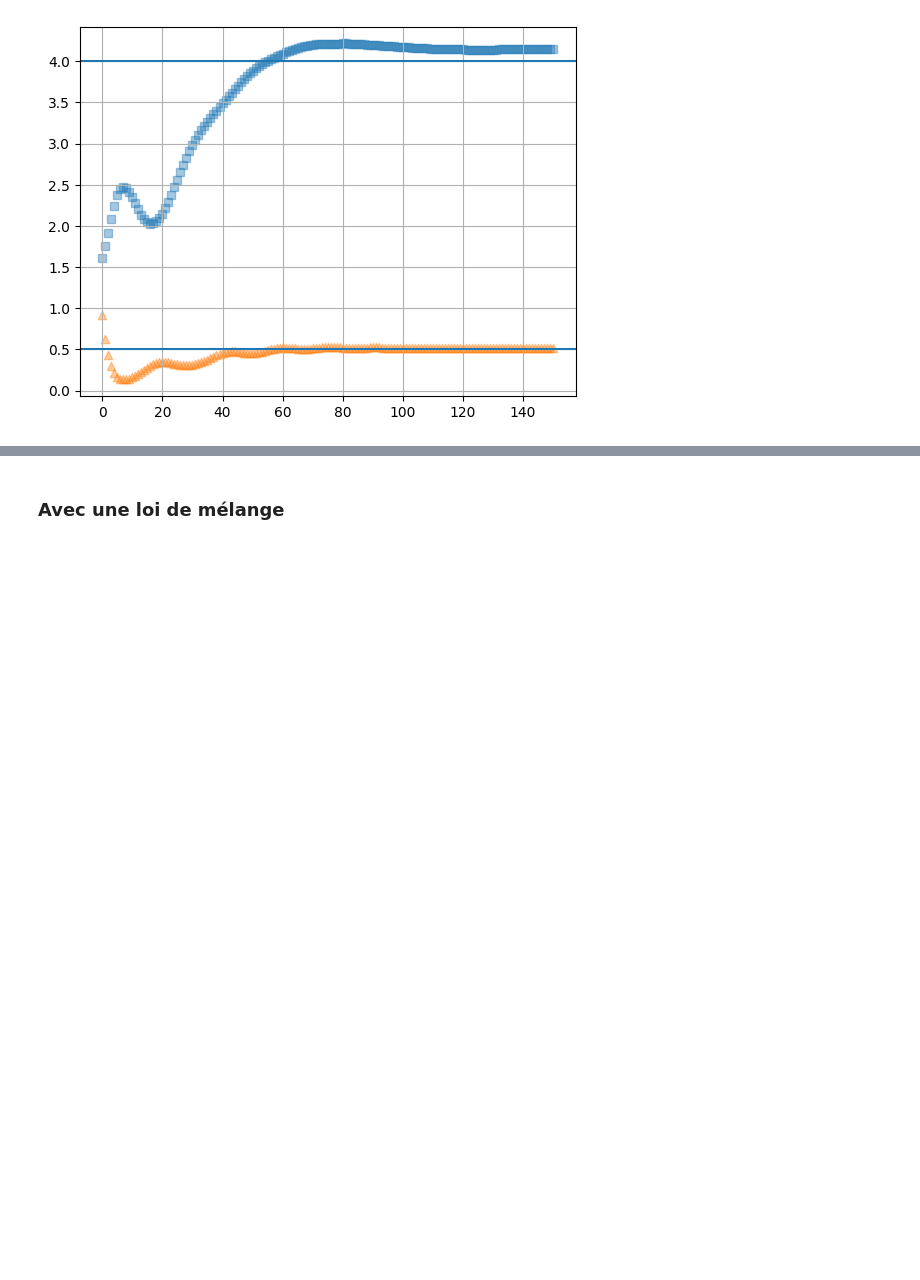
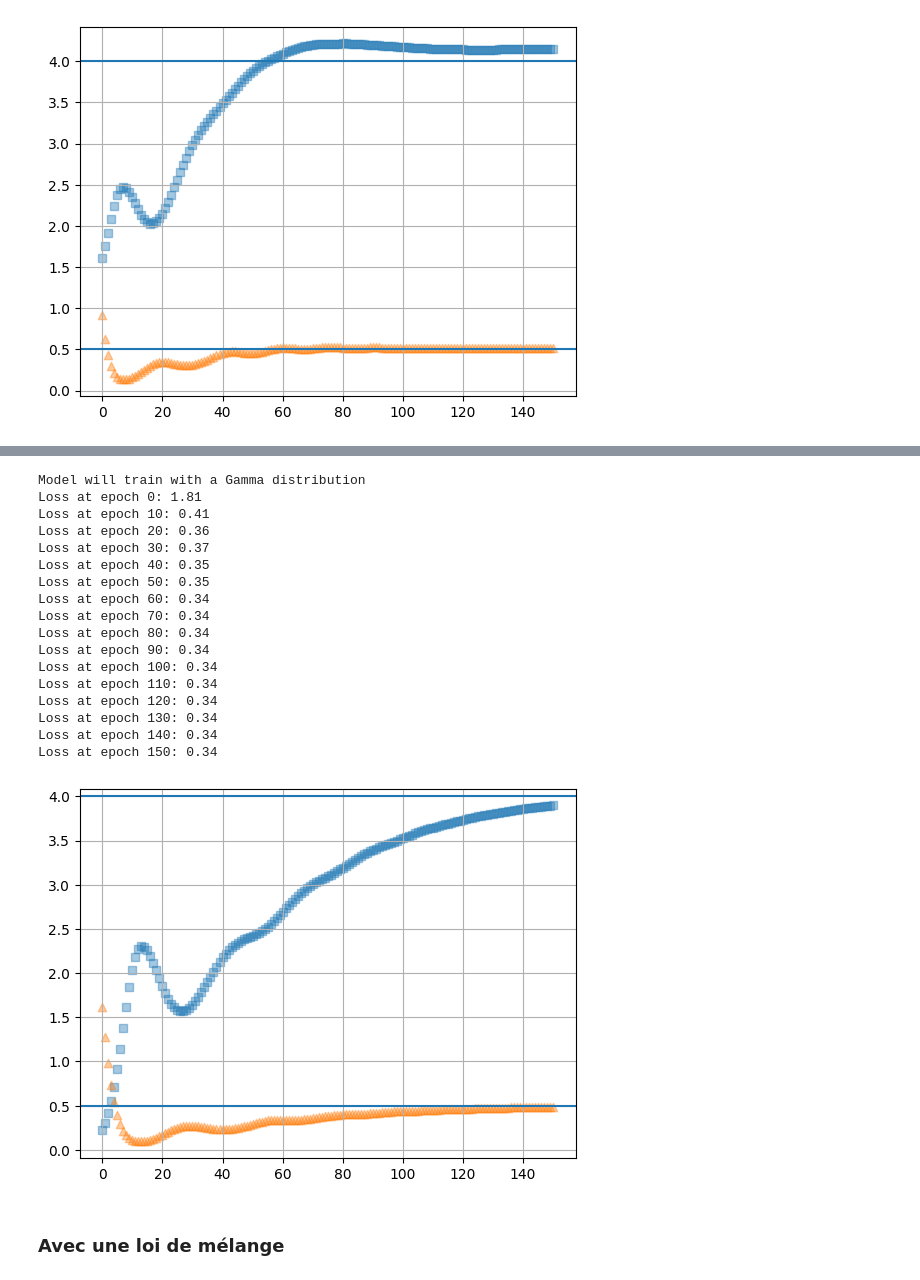
Before and after one commit to alphonse-paix/notebooks, a Jupyter notebook: recast_mixture.ipynb, the cells around one changed output, grey strips where cells are left out. Cells and saved outputs as stored; diff of their text form; code cells hidden in the pictures; blank space fills up the shorter version.

```diff
--- a/recast_mixture.ipynb
+++ b/recast_mixture.ipynb
@@ -388,3 +417,43 @@ Loss at epoch 150: 0.34
+# %%
+alpha = 4
+beta = 0.5
+inter_times = tfd.Gamma(alpha, beta).sample([10, 2000])
+arrival_times = np.cumsum(inter_times, axis=-1)
+eps = 1e-8
+t_end = np.min(arrival_times[:, -1]) - eps
+seq_lengths = np.sum(arrival_times < t_end, axis=-1)
+
+model = Model(context_size=32, dist=Gamma, num_cmpts=1)
+model.fit(150, inter_times, seq_lengths, t_end)
+
+epochs = range(len(model.params))
+alpha_list = [np.mean(model.params[i]["param_1"][:, -1, 0]) for i in epochs]
+beta_list = [np.mean(model.params[i]["param_2"][:, -1, 0]) for i in epochs]
+plt.scatter(epochs, alpha_list, marker="s", alpha=0.4)
+plt.scatter(epochs, beta_list, marker="^", alpha=0.4)
+plt.axhline(alpha)
+plt.axhline(beta)
+plt.grid()
+plt.show()
+# %% [output]
+Model will train with a Gamma distribution
+Loss at epoch 0: 1.81
+Loss at epoch 10: 0.41
+Loss at epoch 20: 0.36
+Loss at epoch 30: 0.37
+Loss at epoch 40: 0.35
+Loss at epoch 50: 0.35
+Loss at epoch 60: 0.34
+Loss at epoch 70: 0.34
+Loss at epoch 80: 0.34
+Loss at epoch 90: 0.34
+Loss at epoch 100: 0.34
+Loss at epoch 110: 0.34
+Loss at epoch 120: 0.34
+Loss at epoch 130: 0.34
+Loss at epoch 140: 0.34
+Loss at epoch 150: 0.34
+[figure, added]
 # %% [markdown]
 ### Avec une loi de mélange
 # %%
```
Also changed, not shown: parts of 8 cells of this notebook.
